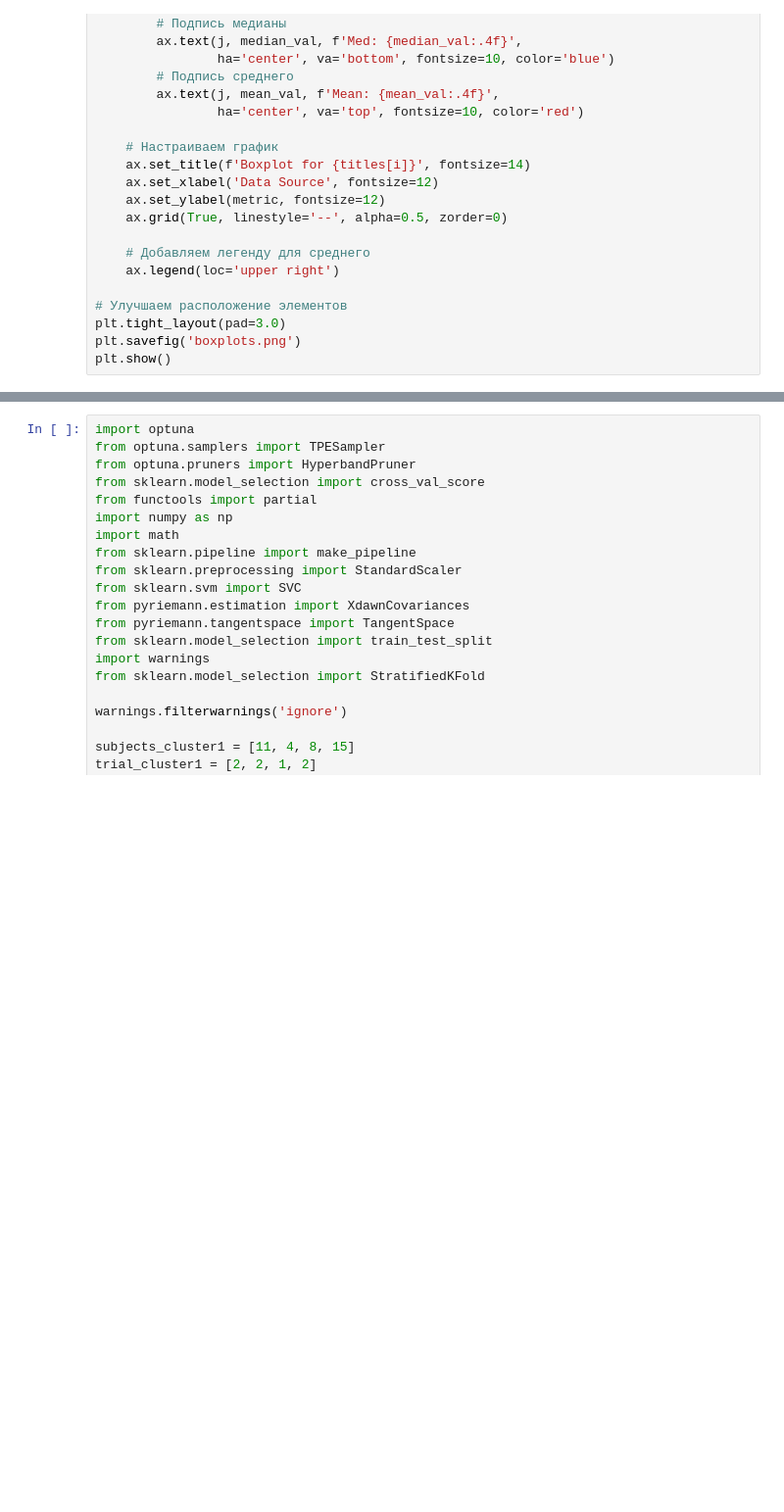
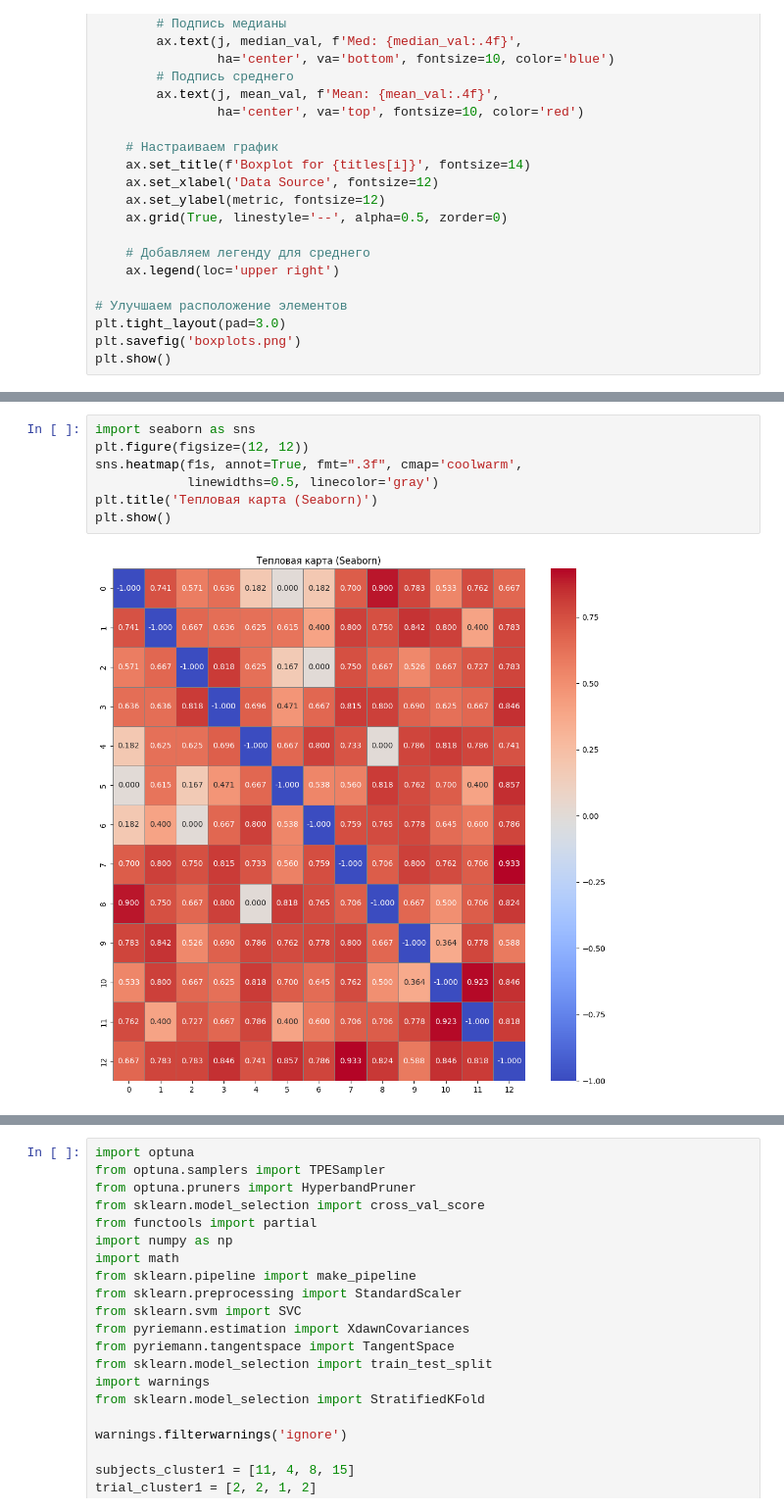
Before and after one commit to Mardal/EEG-Image-Reconstruction, a Jupyter notebook: Notebooks/try_embedder.ipynb, the cells around one changed output, grey strips where cells are left out. Shown at 98% size. Cells and saved outputs as stored; diff of their text form; blank space fills up the shorter version.

```diff
--- a/Notebooks/try_embedder.ipynb
+++ b/Notebooks/try_embedder.ipynb
@@ -1074,0 +871,9 @@ LinAlgError: The leading minor of order 63 of B is not positive definite. The fa
+# %%
+import seaborn as sns
+plt.figure(figsize=(12, 12))
+sns.heatmap(f1s, annot=True, fmt=".3f", cmap='coolwarm',
+            linewidths=0.5, linecolor='gray')
+plt.title('Тепловая карта (Seaborn)')
+plt.show()
+# %% [output]
+[figure, added]
```
Also changed, not shown: parts of 48 cells of this notebook, 1 other file.
